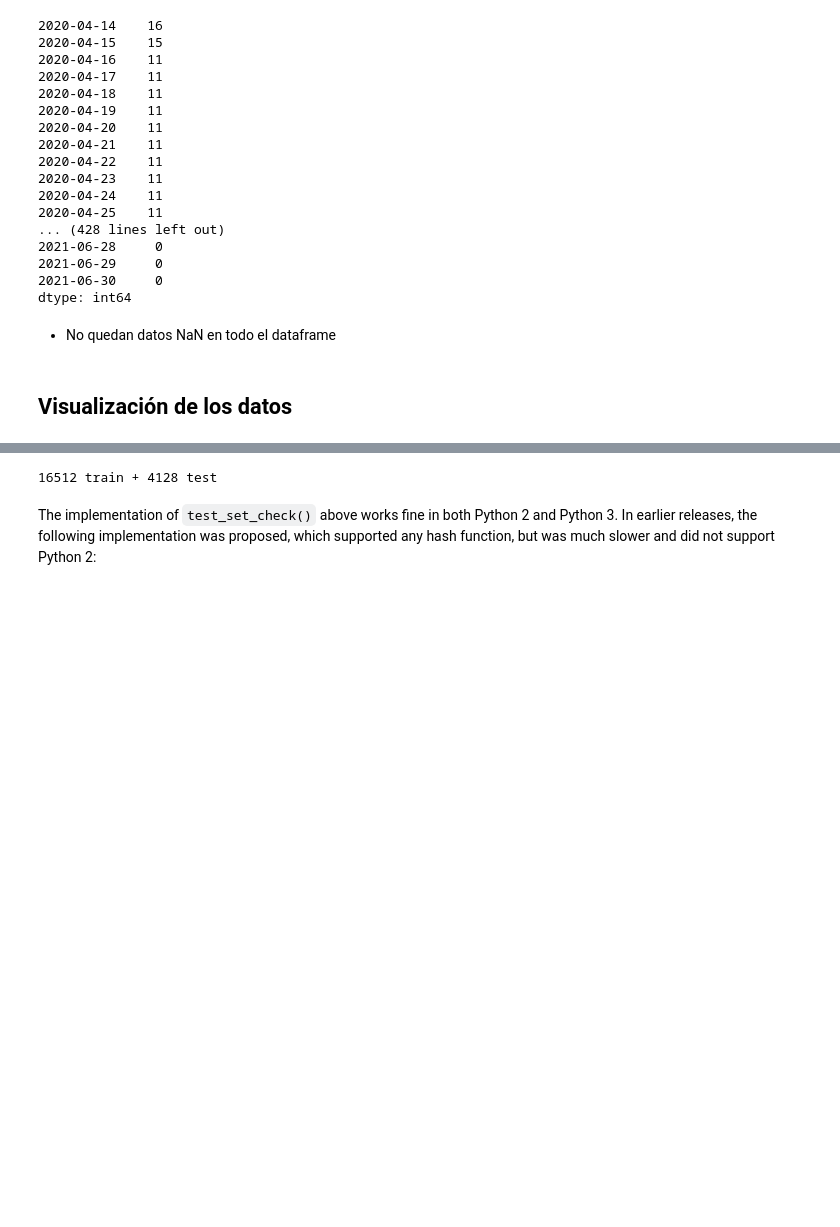
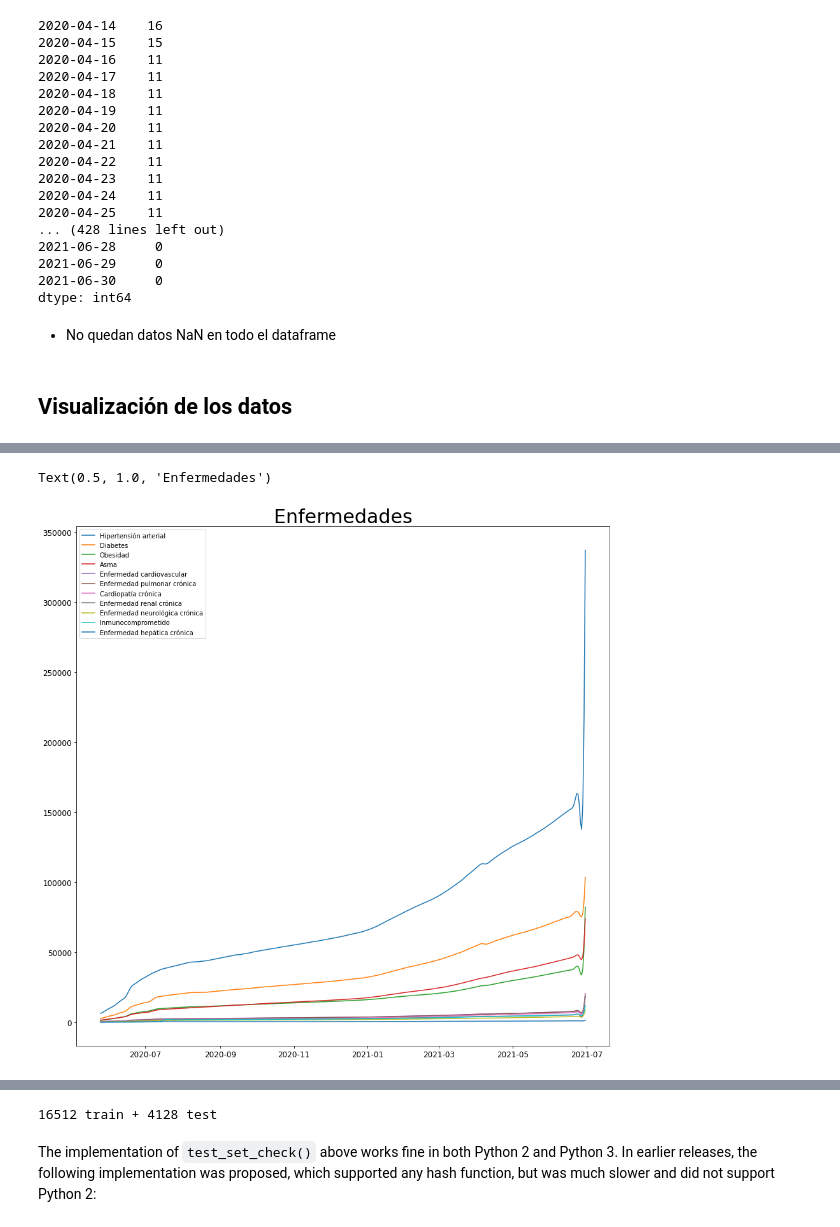
Before and after one commit to ncarf/prediction-uci, a Jupyter notebook: Prediction_UCI.ipynb, the cells around one changed output, grey strips where cells are left out. Drawn from its saved outputs; the diff is of its cells as text; code cells hidden in the pictures; blank space fills up the shorter version.

```diff
--- a/Prediction_UCI.ipynb
+++ b/Prediction_UCI.ipynb
@@ -361,0 +356,12 @@ array([<AxesSubplot:>, <AxesSubplot:>, <AxesSubplot:>, <AxesSubplot:>],
+# %%
+fig, ax3 = plt.subplots(1, 1)
+ax3.plot(data.iloc[:,[4,5,6,7,8,9,10,11,12,13,14]])
+ax3.legend(('Hipertensión arterial', 'Diabetes', 'Obesidad',
+       'Asma', 'Enfermedad cardiovascular', 'Enfermedad pulmonar crónica',
+       'Cardiopatía crónica', 'Enfermedad renal crónica',
+       'Enfermedad neurológica crónica', 'Inmunocomprometido',
+       'Enfermedad hepática crónica'))
+plt.title("Enfermedades", fontsize=30)
+# %% [output]
+Text(0.5, 1.0, 'Enfermedades')
+[figure, added]
```
Also changed, not shown: parts of 10 cells of this notebook.
